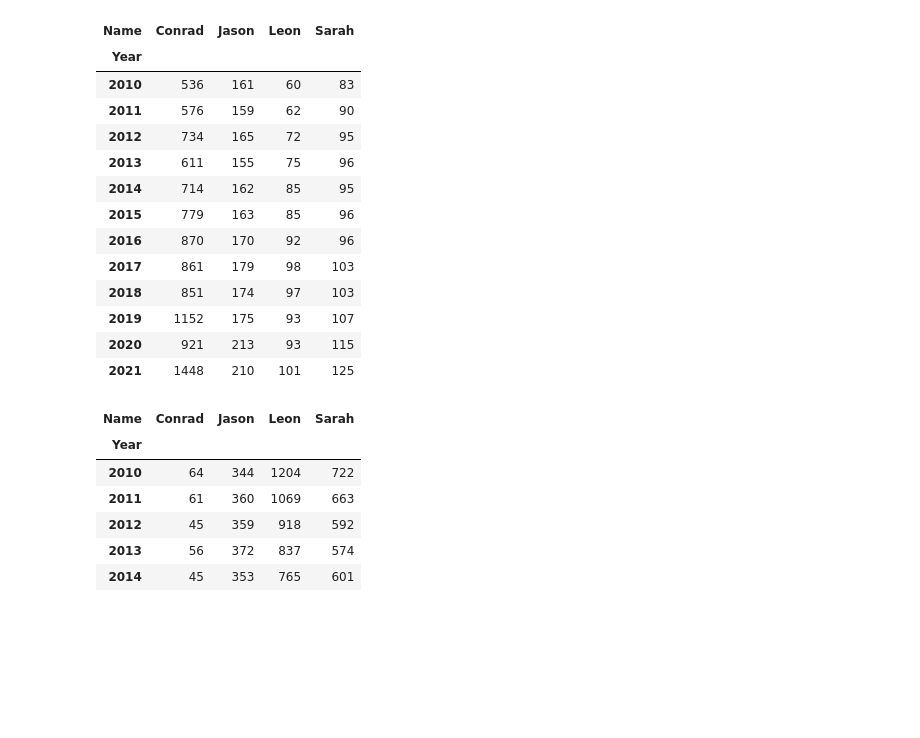
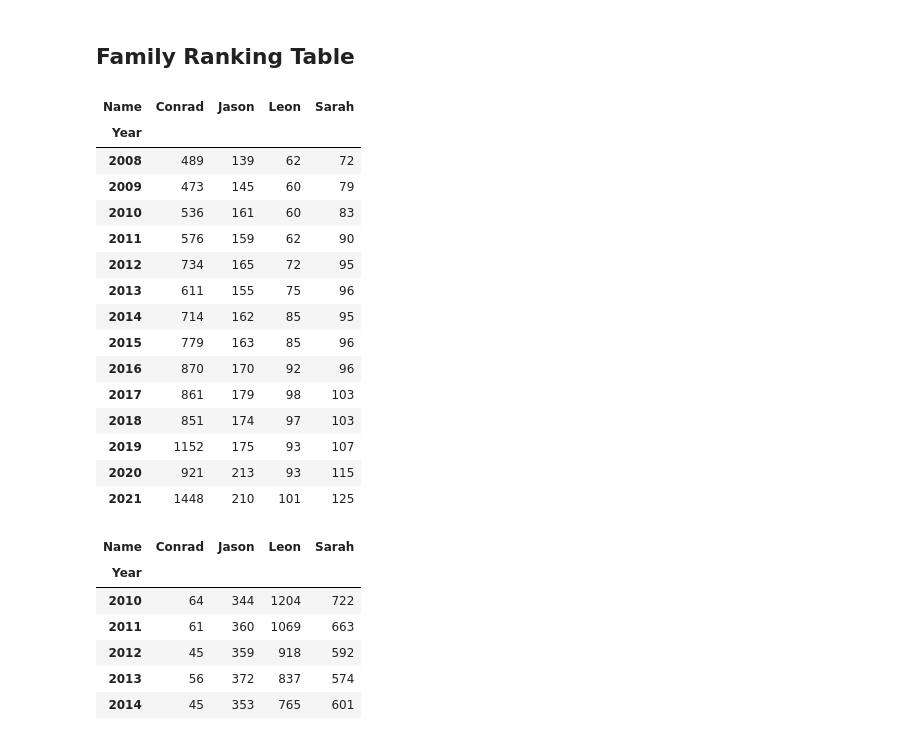
Before and after one commit to JasonMuteham/UK-Royalty-Popularity-Investigation, a Jupyter notebook: Family Name Ranking.ipynb, the cells around one changed output. Saved outputs shown, nothing was run; the diff lists cells and outputs as text; code cells hidden in the pictures; blank space fills up the shorter version.

```diff
--- a/Family Name Ranking.ipynb
+++ b/Family Name Ranking.ipynb
@@ -88,11 +96,15 @@ show(p)
 # %% [output]
 [interactive output not drawn]
 [interactive output not drawn]
+# %% [markdown]
+## Family Ranking Table
 # %%
-df_family_ranks.tail(12)
+df_family_ranks.tail(14)
 # %% [output]
 | Name | Conrad | Jason | Leon | Sarah |
 | Year |  |  |  |  |
+| 2008 | 489 | 139 | 62 | 72 |
+| 2009 | 473 | 145 | 60 | 79 |
 | 2010 | 536 | 161 | 60 | 83 |
 | 2011 | 576 | 159 | 62 | 90 |
 | 2012 | 734 | 165 | 72 | 95 |
```
Also changed, not shown: parts of 11 cells of this notebook, 6 other files.
